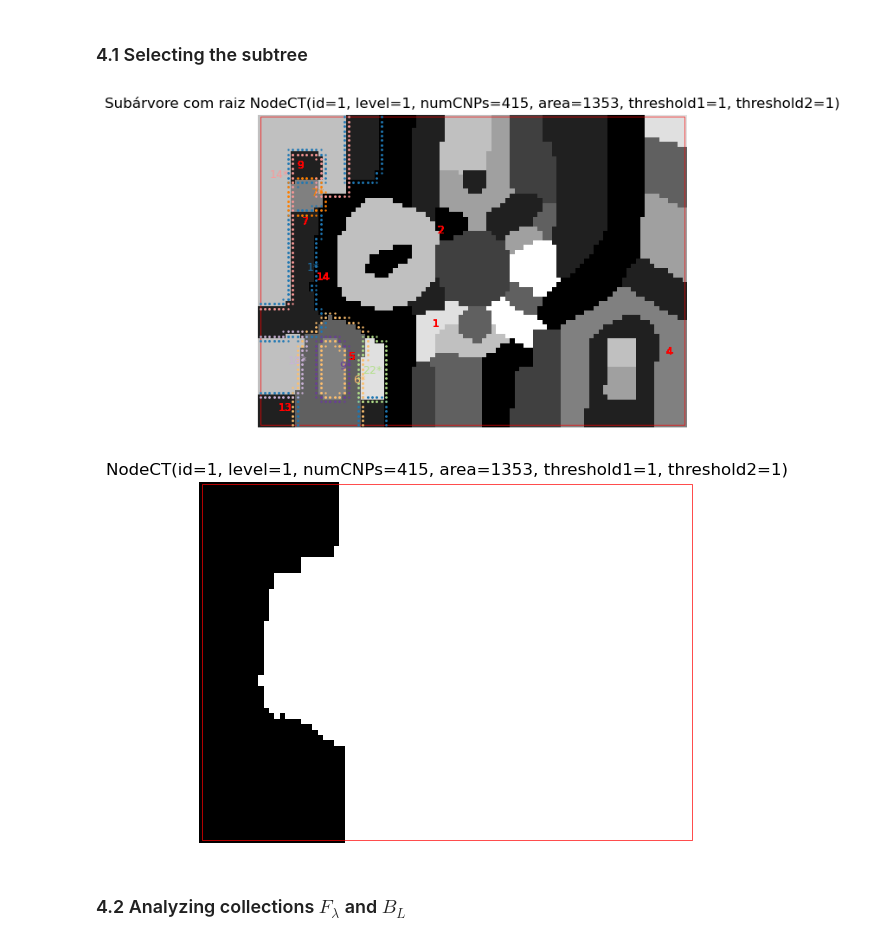
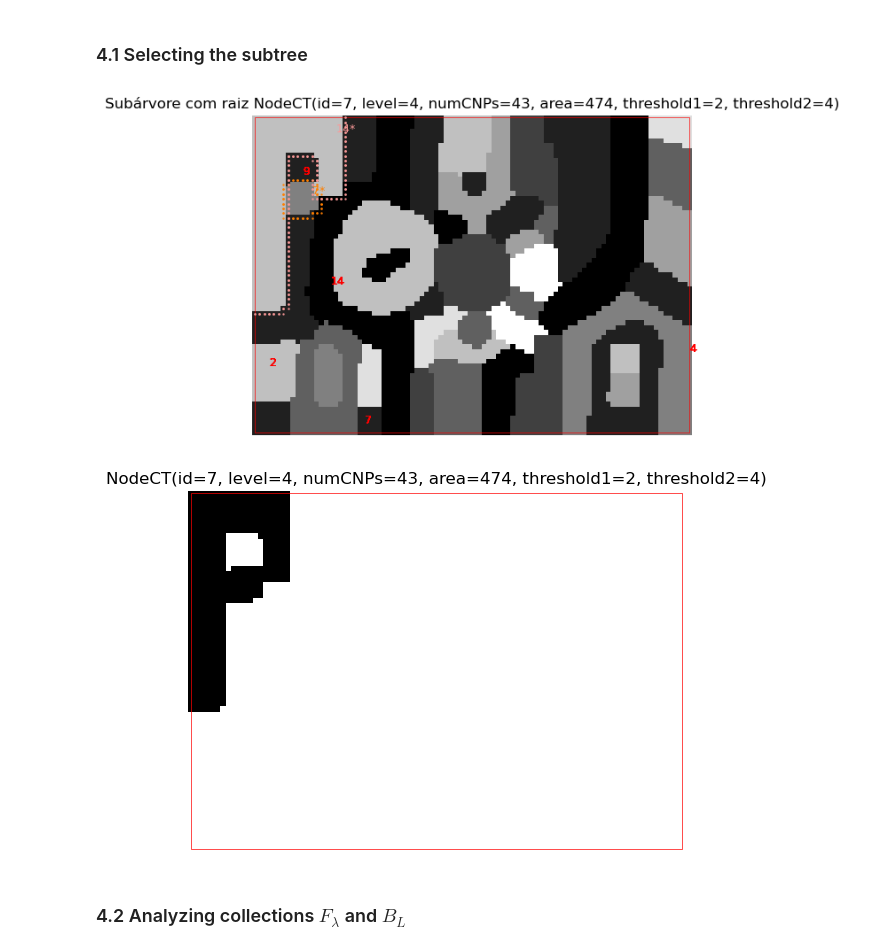
Before and after one commit to wonderalexandre/MorphoTreeAdjust, a Jupyter notebook: morphoTreeAdjust/morphoTreeAdjust_example_subtree.ipynb, the cells around one changed output. Saved outputs shown, nothing was run; the diff lists cells and outputs as text; code cells hidden in the pictures.

```diff
--- a/morphoTreeAdjust/morphoTreeAdjust_example_subtree.ipynb
+++ b/morphoTreeAdjust/morphoTreeAdjust_example_subtree.ipynb
@@ -313,14 +313,14 @@ Each node is represented by <index>: <gray level>
 # %% [markdown]
 ### 4.1 Selecting the subtree
 # %%
-S = maxtree.getNode(1)
+S = maxtree.getNode(7)
 showNodesOfSubtree(mintree, S)
 showNode(S)
 
 #unionNodes: [1: 1, 6: 3, 7: 4, 9: 4, 18: 6, 22: 7, 14: 6, ]
 # %% [output]
-[figure, old version]
+[figure, new version]
-[figure, old version]
+[figure, new version]
 # %% [markdown]
 ### 4.2 Analyzing collections $F_\lambda$ and $B_L$
 # %%
```
Also changed, not shown: parts of 3 cells of this notebook, 11 other files.
